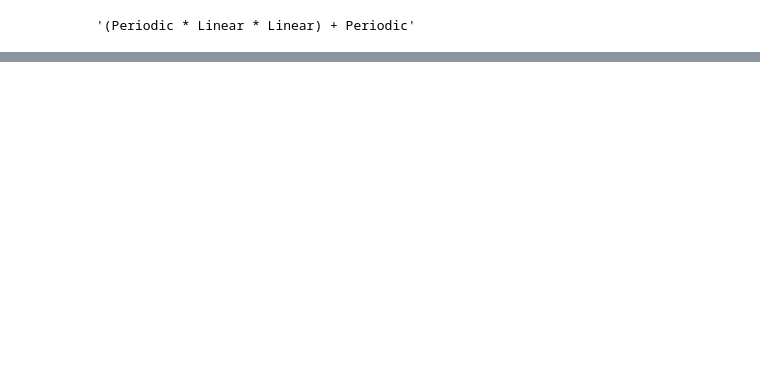
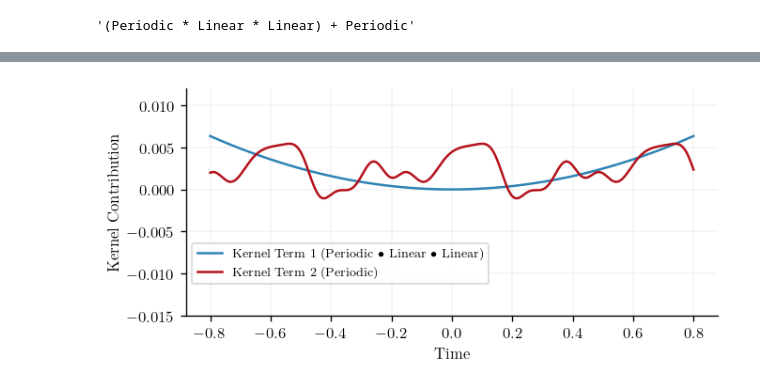
Before and after one commit to ChrisBoettner/gaussian-process, a Jupyter notebook: 001_kernelsearch.ipynb, the cells around one changed output, grey strips where cells are left out. Saved outputs shown, nothing was run; the diff lists cells and outputs as text; code cells hidden in the pictures; blank space fills up the shorter version.

```diff
--- a/001_kernelsearch.ipynb
+++ b/001_kernelsearch.ipynb
@@ -165,0 +182,44 @@ plt.savefig("figures/gp_fit.pdf")
+# %%
+assert isinstance(model, gpx.gps.AbstractPosterior)
+
+model2 = model.likelihood * gpx.gps.Prior(
+    mean_function=model.prior.mean_function,
+    kernel=model.prior.kernel.kernels[0],  # type: ignore
+)
+model3 = model.likelihood * gpx.gps.Prior(
+    mean_function=model.prior.mean_function,
+    kernel=model.prior.kernel.kernels[1],  # type: ignore
+)
+# %%
+latent_dist2 = model2(t.reshape(-1, 1), train_data=tree.data)
+predictive_dist2 = model2.likelihood(latent_dist2)
+predictive_mean2 = predictive_dist2.mean()
+
+latent_dist3 = model3(t.reshape(-1, 1), train_data=tree.data)
+predictive_dist3 = model3.likelihood(latent_dist3)
+predictive_mean3 = predictive_dist3.mean()
+
+fig, ax = plt.subplots()
+
+ax.plot(
+    t,
+    predictive_mean2,
+    label=r"Kernel Term 1 (Periodic $\bullet$ Linear $\bullet$ Linear)",
+    color=cols[0],
+)
+
+ax.plot(
+    t,
+    predictive_mean3,
+    label="Kernel Term 2 (Periodic)",
+    color=cols[1],
+)
+
+ax.set_ylim([-0.015, 0.012])
+ax.set_ylabel("Kernel Contribution")
+ax.set_xlabel("Time")
+
+ax.legend(loc="center left", bbox_to_anchor=(0, 0.23))
+plt.savefig("figures/gp_fit_decompostion.pdf")
+# %% [output]
+[figure, added]
```
Also changed, not shown: parts of 5 cells of this notebook, 18 other files.
